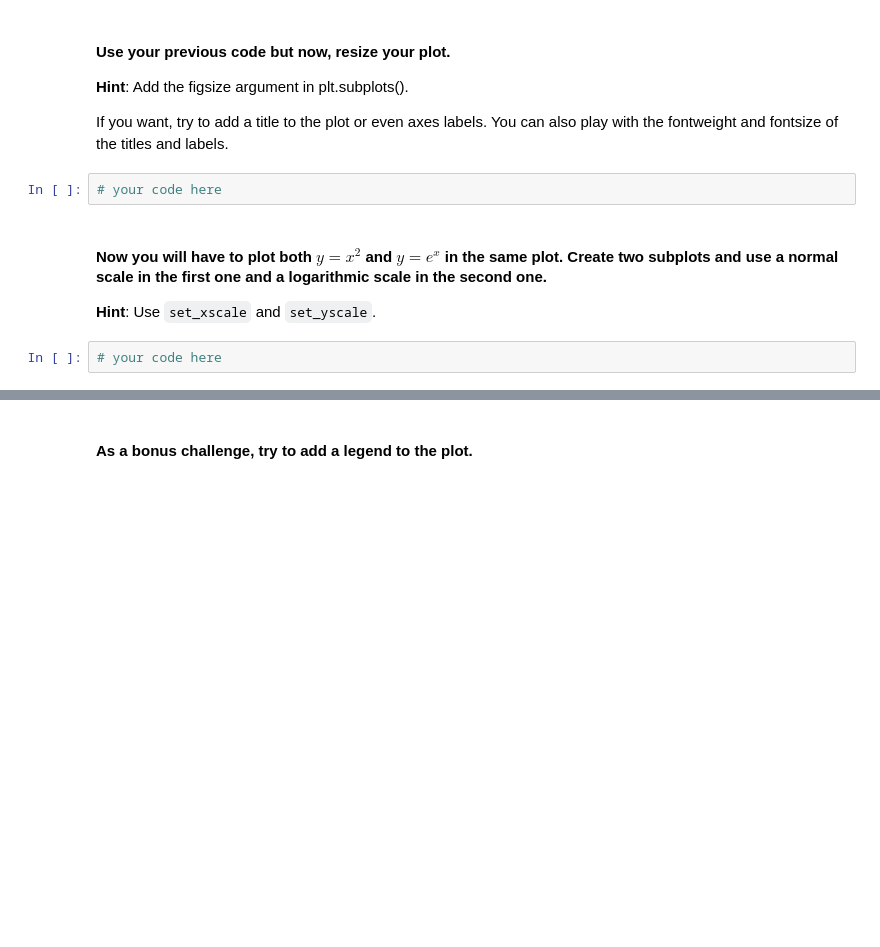
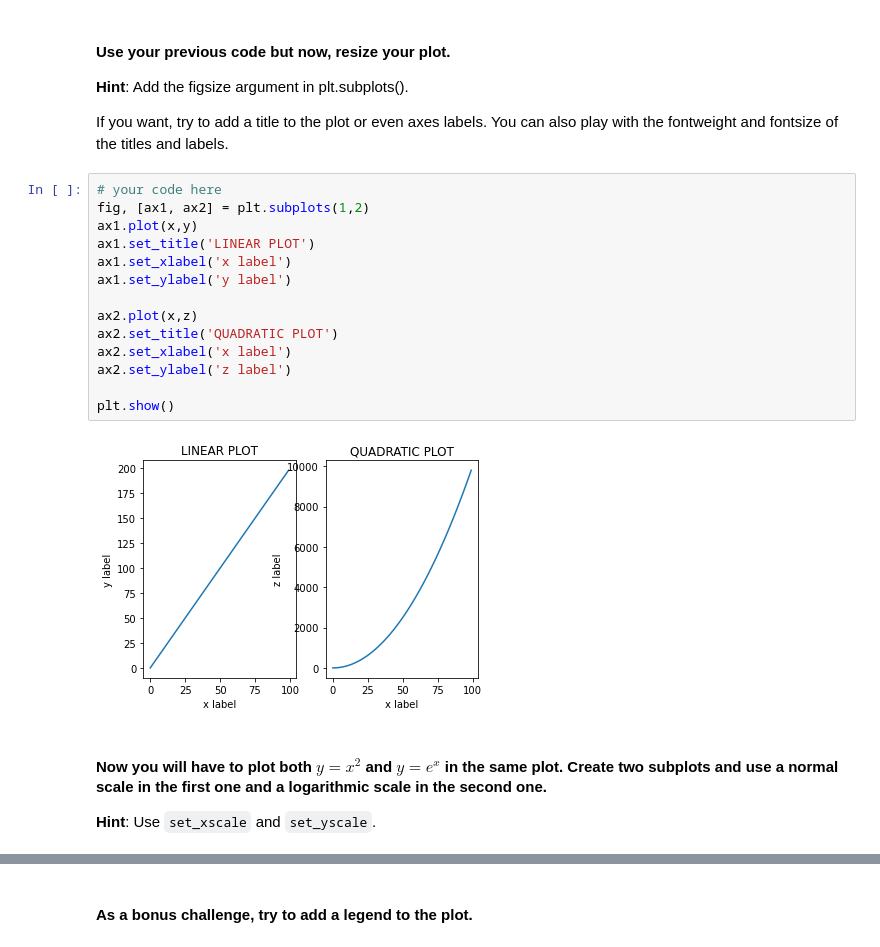
Before and after one commit to abarrasa/dataptmad1121_labs, a Jupyter notebook: module-2/matplotlib-seaborn/your-code/main.ipynb, the cells around one changed output, grey strips where cells are left out. Drawn from its saved outputs; the diff is of its cells as text; blank space fills up the shorter version.

```diff
--- a/module-2/matplotlib-seaborn/your-code/main.ipynb
+++ b/module-2/matplotlib-seaborn/your-code/main.ipynb
@@ -31,10 +65,22 @@ Also, play around with the linewidth and style. Use the ones you're most happy w
 **Hint**: Add the figsize argument in plt.subplots().
 
 If you want, try to add a title to the plot or even axes labels. You can also play with the fontweight and fontsize of the titles and labels.
-# %%
-# your code here
+# %%
+# your code here
+fig, [ax1, ax2] = plt.subplots(1,2)
+ax1.plot(x,y)
+ax1.set_title('LINEAR PLOT')
+ax1.set_xlabel('x label')
+ax1.set_ylabel('y label')
+
+ax2.plot(x,z)
+ax2.set_title('QUADRATIC PLOT')
+ax2.set_xlabel('x label')
+ax2.set_ylabel('z label')
+
+plt.show()
+# %% [output]
+[figure, added]
 # %% [markdown]
 #### Now you will have to plot both $y=x^2$ and $y=e^x$ in the same plot. Create two subplots and use a normal scale in the first one and a logarithmic scale in the second one.
 **Hint**: Use `set_xscale` and `set_yscale`.
-# %%
-# your code here
```
Also changed, not shown: parts of 7 cells of this notebook.
